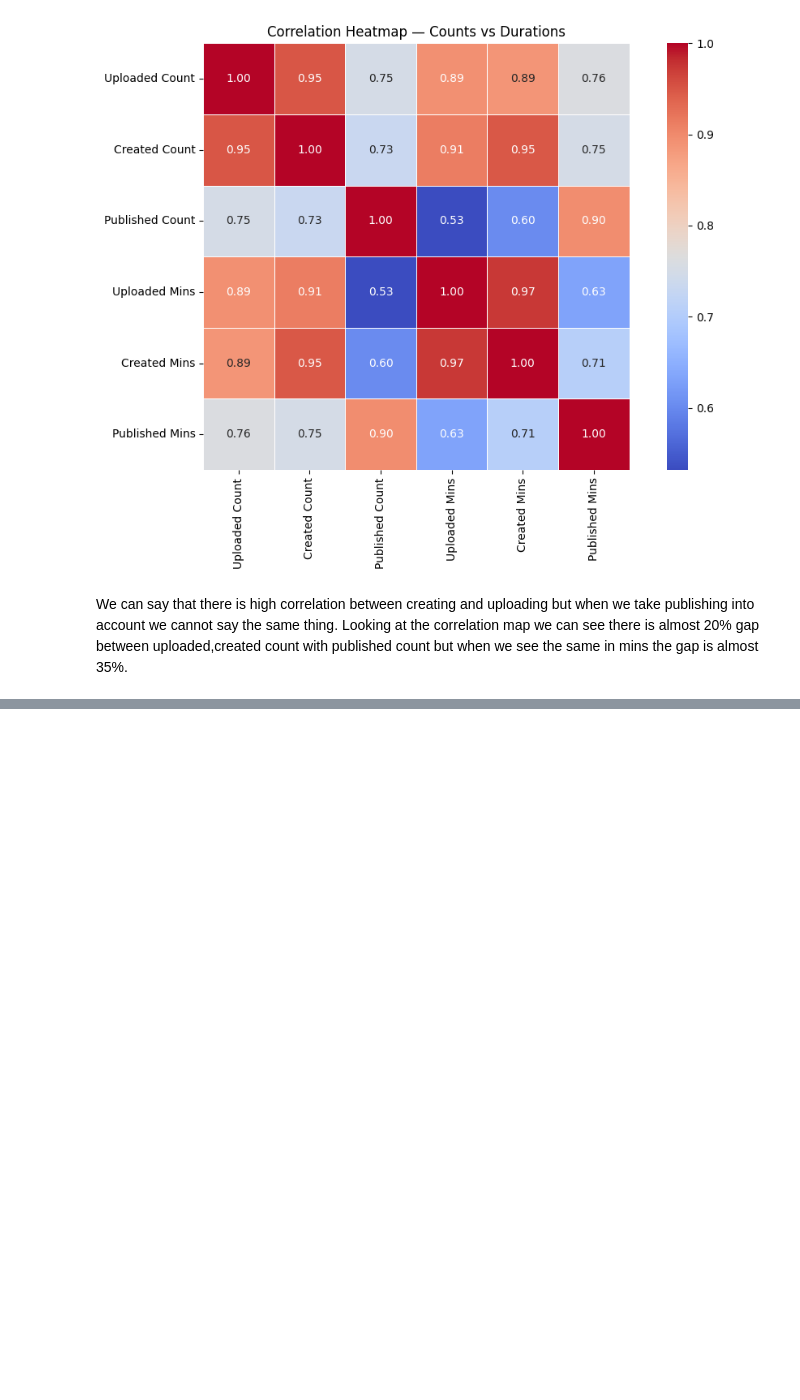
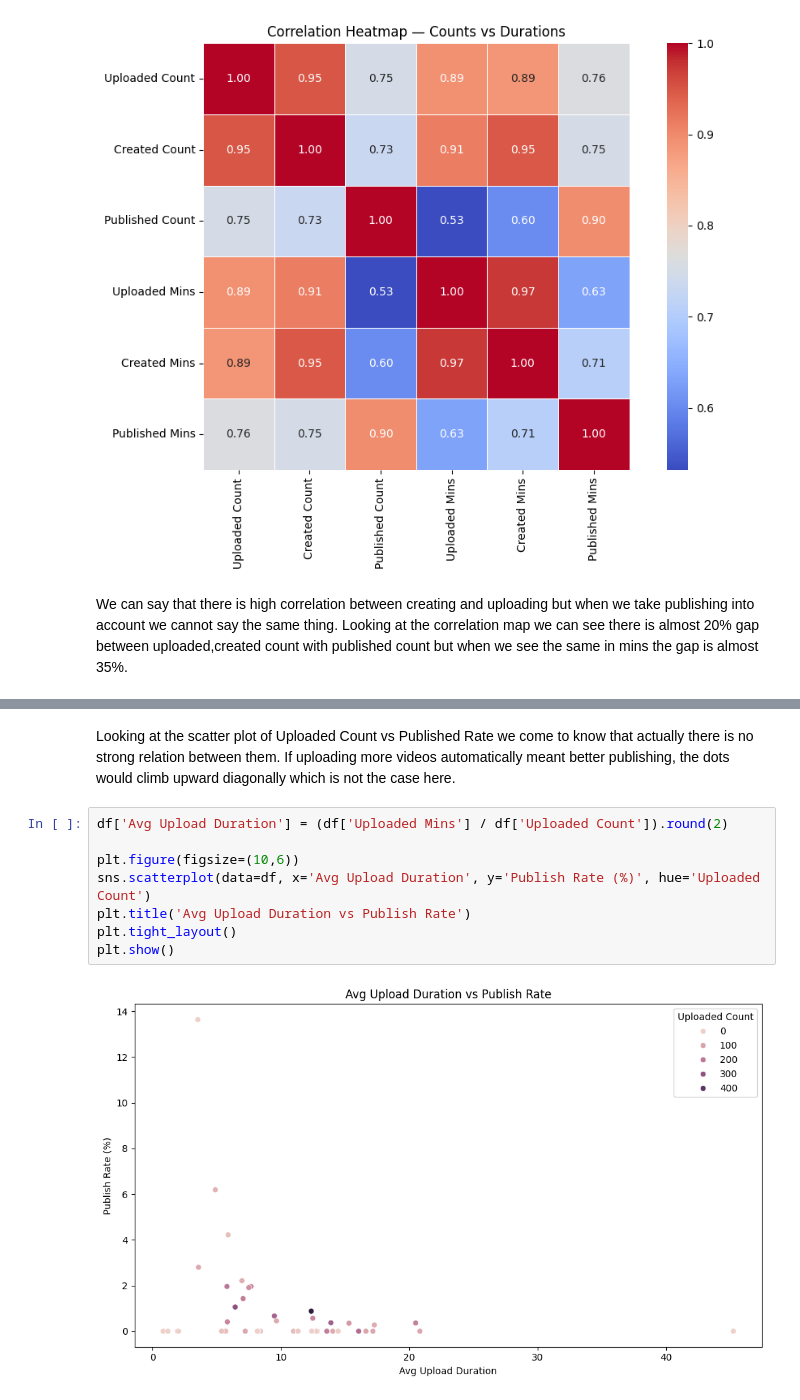
Before and after one commit to zen-code11/GC-Data, a Jupyter notebook: eda.ipynb, the cells around one changed output, grey strips where cells are left out. Drawn from its saved outputs; the diff is of its cells as text; blank space fills up the shorter version.

```diff
--- a/eda.ipynb
+++ b/eda.ipynb
@@ -131,0 +140,12 @@ df['Publish Rate (%)'] = (df['Published Count'] / df['Created Count'] * 100).rou
+# %% [markdown]
+Looking at the scatter plot of Uploaded Count vs Published Rate we come to know that actually there is no strong relation between them. If uploading more videos automatically meant better publishing, the dots would climb upward diagonally which is not the case here.
+# %%
+df['Avg Upload Duration'] = (df['Uploaded Mins'] / df['Uploaded Count']).round(2)
+
+plt.figure(figsize=(10,6))
+sns.scatterplot(data=df, x='Avg Upload Duration', y='Publish Rate (%)', hue='Uploaded Count')
+plt.title('Avg Upload Duration vs Publish Rate')
+plt.tight_layout()
+plt.show()
+# %% [output]
+[figure, added]
```
Also changed, not shown: parts of 6 cells of this notebook.
